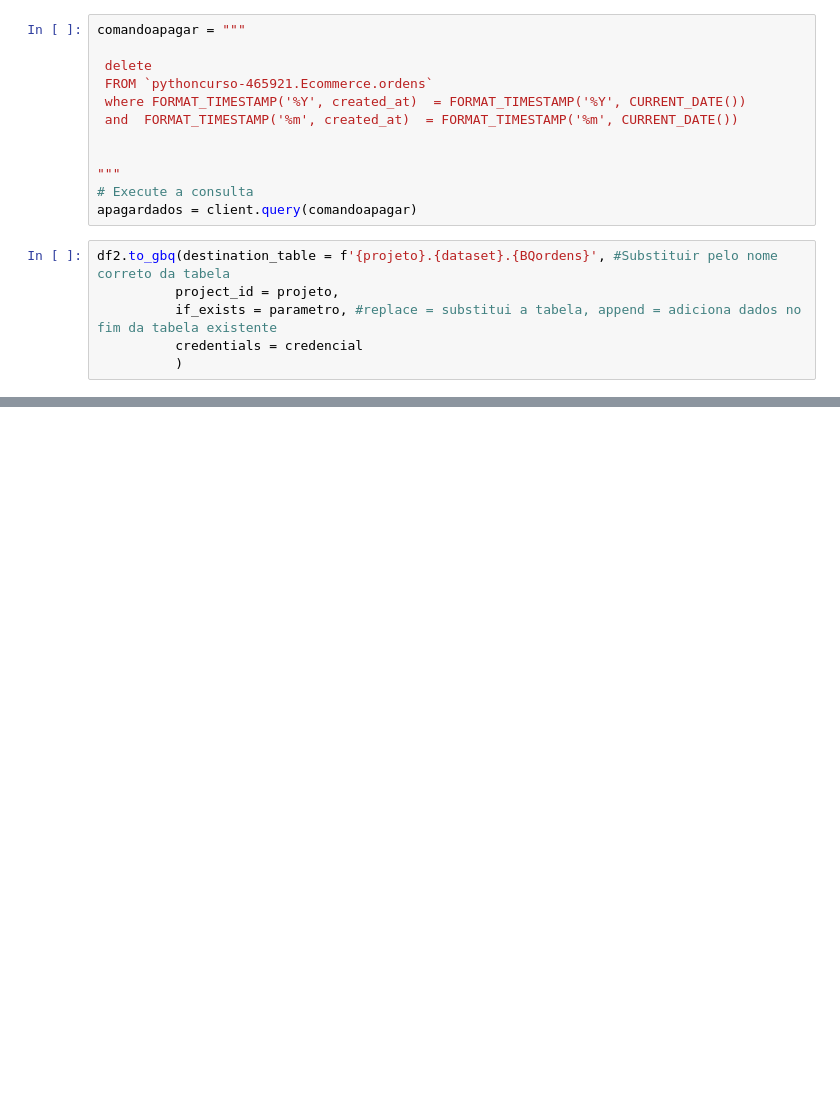
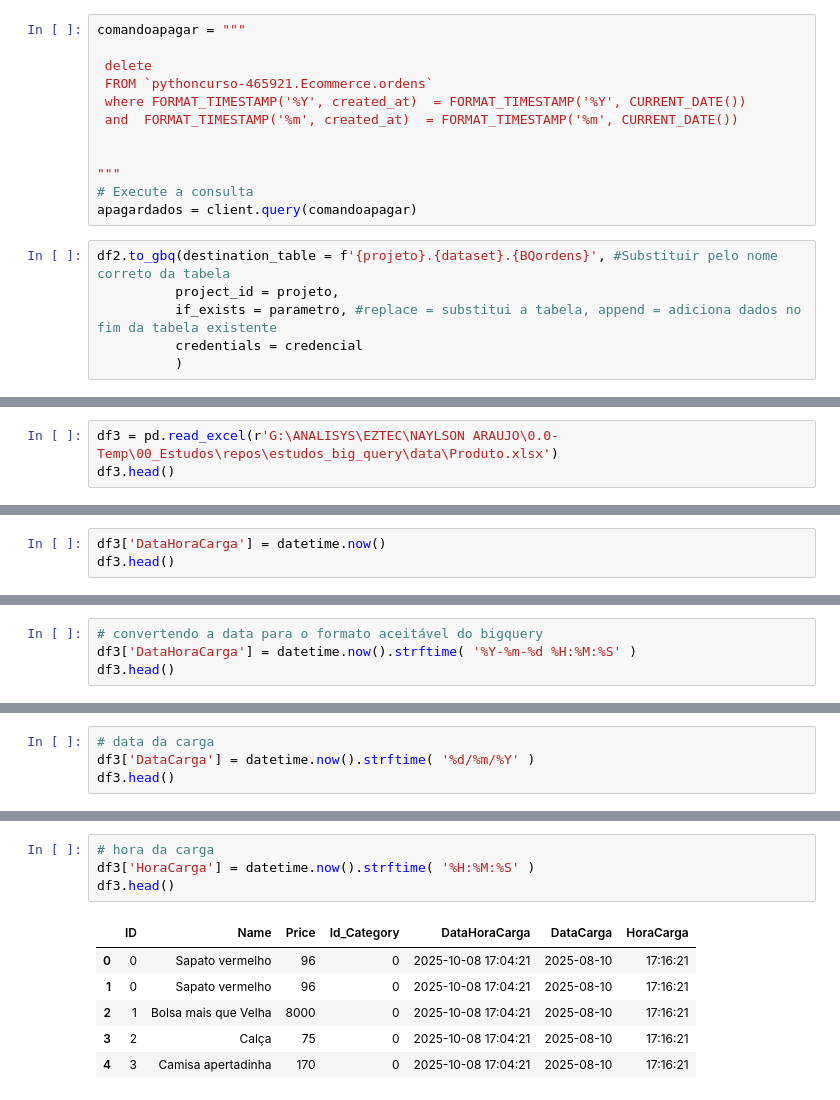
Before and after one commit to NaylsonS/estudos_big_query, a Jupyter notebook: bigquery.ipynb, the cells around one changed output, grey strips where cells are left out. Drawn from its saved outputs; the diff is of its cells as text; blank space fills up the shorter version.

Commit message:
Trabalhando com datas no python

```diff
--- a/bigquery.ipynb
+++ b/bigquery.ipynb
@@ -206,0 +209,3 @@ df2.to_gbq(destination_table = f'{projeto}.{dataset}.{BQordens}', #Substituir pe
+# %%
+df3 = pd.read_excel(r'G:\ANALISYS\EZTEC\NAYLSON ARAUJO\0.0-Temp\00_Estudos\repos\estudos_big_query\data\Produto.xlsx')
+df3.head()
@@ -206,0 +219,3 @@ df2.to_gbq(destination_table = f'{projeto}.{dataset}.{BQordens}', #Substituir pe
+# %%
+df3['DataHoraCarga'] = datetime.now()
+df3.head()
@@ -206,0 +229,4 @@ df2.to_gbq(destination_table = f'{projeto}.{dataset}.{BQordens}', #Substituir pe
+# %%
+# convertendo a data para o formato aceitável do bigquery
+df3['DataHoraCarga'] = datetime.now().strftime( '%Y-%m-%d %H:%M:%S' )
+df3.head()
@@ -206,0 +240,4 @@ df2.to_gbq(destination_table = f'{projeto}.{dataset}.{BQordens}', #Substituir pe
+# %%
+# data da carga
+df3['DataCarga'] = datetime.now().strftime( '%d/%m/%Y' )
+df3.head()
@@ -206,0 +251,11 @@ df2.to_gbq(destination_table = f'{projeto}.{dataset}.{BQordens}', #Substituir pe
+# %%
+# hora da carga
+df3['HoraCarga'] = datetime.now().strftime( '%H:%M:%S' )
+df3.head()
+# %% [output]
+|  | ID | Name | Price | Id_Category | DataHoraCarga | DataCarga | HoraCarga |
+| 0 | 0 | Sapato vermelho | 96 | 0 | 2025-10-08 17:04:21 | 2025-08-10 | 17:16:21 |
+| 1 | 0 | Sapato vermelho | 96 | 0 | 2025-10-08 17:04:21 | 2025-08-10 | 17:16:21 |
+| 2 | 1 | Bolsa mais que Velha | 8000 | 0 | 2025-10-08 17:04:21 | 2025-08-10 | 17:16:21 |
+| 3 | 2 | Calça | 75 | 0 | 2025-10-08 17:04:21 | 2025-08-10 | 17:16:21 |
+| 4 | 3 | Camisa apertadinha | 170 | 0 | 2025-10-08 17:04:21 | 2025-08-10 | 17:16:21 |
```
Also changed, not shown: parts of 9 cells of this notebook.
